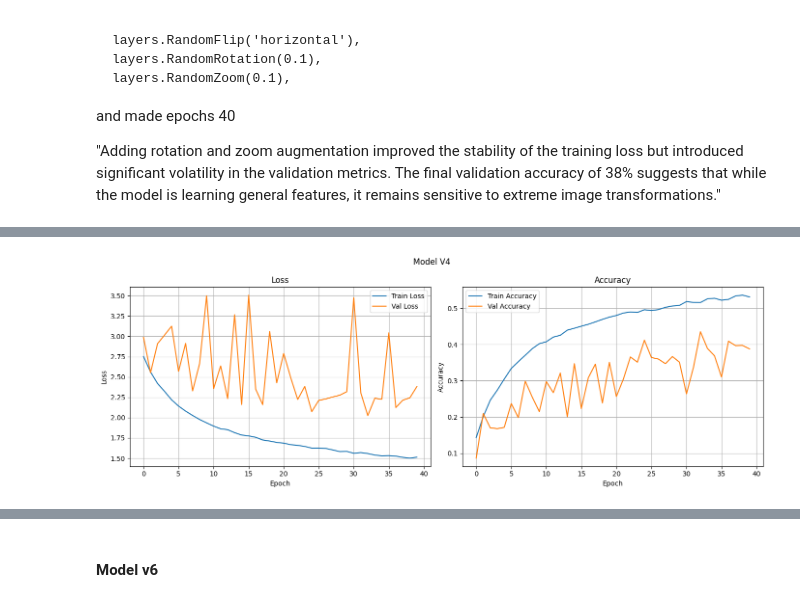
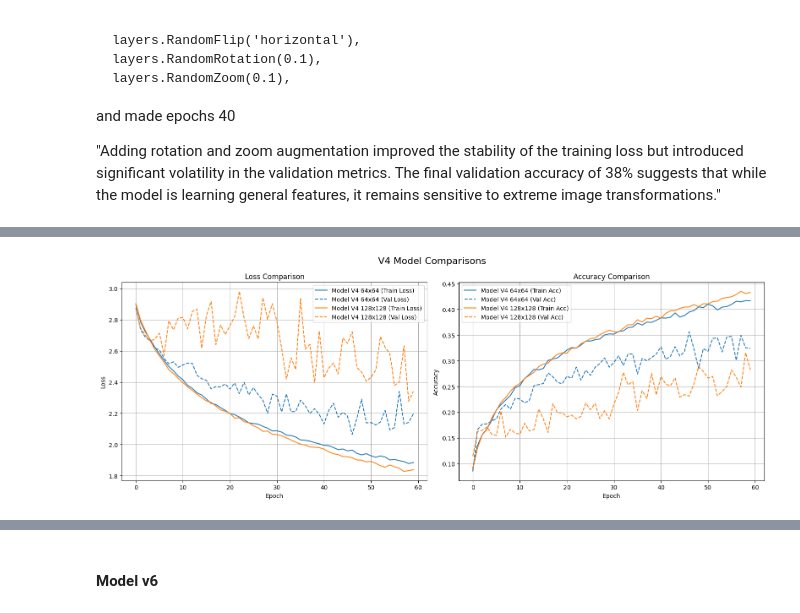
Before and after one commit to McDonaghMichael/MachineLearningNotebook, a Jupyter notebook: project/project.ipynb, the cells around one changed output, grey strips where cells are left out. Cells and saved outputs as stored; diff of their text form; code cells hidden in the pictures.

```diff
--- a/project/project.ipynb
+++ b/project/project.ipynb
@@ -12,7 +12,7 @@ import pandas as pd
 
 STUDENT_SEED = 421944
 IMAGE_SIZE = (128, 128)
-IMAGE_SIZE_ALTERNATIVE = (244, 244)
+IMAGE_SIZE_ALTERNATIVE = (64, 64)
 BATCH_SIZE = 32
 NUM_CLASSES = 19
 
@@ -27,6 +27,7 @@ Requirement already satisfied: MarkupSafe>=2.0 in /home/michael/miniconda3/lib/p
 [PhysicalDevice(name='/physical_device:GPU:0', device_type='GPU')]
 # %%
 model_performance_tracker = {}
+model_histories = {}
 # %% [markdown]
 ## Helper Functions
 
@@ -379,7 +380,7 @@ model_performance_tracker["Baseline CNN"] = {
     "Total Time (s)": round(total_time, 2),
     "Time/Epoch (s)": round(total_time / EPOCHS, 2),
     "Epochs": EPOCHS,
-    "Image Size:" IMAGE_SIZE,
+    "Image Size": IMAGE_SIZE,
     "Final Train Acc": round(baseline_model_history.history['accuracy'][-1], 4),
     "Final Val Acc": round(baseline_model_history.history['val_accuracy'][-1], 4),
     "Final Train Loss": round(baseline_model_history.history['loss'][-1], 4),
@@ -416,11 +399,8 @@ plot_history(baseline_model_history, title='Baseline CNN')
 
 So as mentioned above, the model is struggling to generalise on unseen data from our validation set, instead is memorising training patterns and images. To help combat this, I will be increasing the block count from 2 - 3, adding dropout at 0.5 and increasing the convolution layers to 2 before downsampling, to hopefully allow to to extract more complex patterns.
 # %%
-# Just add this list and a loop at the top
 for current_size in [IMAGE_SIZE, IMAGE_SIZE_ALTERNATIVE]:
 
-    # 1. Pass current_size to your model build
-    # Note: Added layers.Resizing here to "force" the size as requested
     deeper_model = keras.Sequential([
         layers.Input(shape=(128, 128, 3)),
         layers.Resizing(current_size[0], current_size[1]),
@@ -451,7 +431,9 @@ for current_size in [IMAGE_SIZE, IMAGE_SIZE_ALTERNATIVE]:
     )
 
     start_time = time.time()
+
     EPOCHS = 20
+
     deeper_model_history = deeper_model.fit(
         train_ds,
         validation_data=val_ds,
@@ -462,14 +444,16 @@ for current_size in [IMAGE_SIZE, IMAGE_SIZE_ALTERNATIVE]:
     end_time = time.time()
     total_time = end_time - start_time
 
-    # Use the current_size in the dictionary key to keep them separate
     tracker_key = f"Model V2 ({current_size[0]}x{current_size[1]})"
 
+    history_key = f"V2_{current_size[0]}x{current_size[1]}"
+    model_histories[history_key] = deeper_model_history
+
     model_performance_tracker[tracker_key] = {
-        "Image Size": current_size, # This stores the size used
         "Total Time (s)": round(total_time, 2),
         "Time/Epoch (s)": round(total_time / EPOCHS, 2),
         "Epochs": EPOCHS,
+        "Image Size": current_size,
         "Final Train Acc": round(deeper_model_history.history['accuracy'][-1], 4),
         "Final Val Acc": round(deeper_model_history.history['val_accuracy'][-1], 4),
         "Final Train Loss": round(deeper_model_history.history['loss'][-1], 4),
@@ -744,5 +730,10 @@ Epoch 60/60
 # %%
-plot_history(food_cnn_stable_model_history, title='Model V4')
+v4_models = {
+    'Model V4 64x64': model_histories["V4_64x64"],
+    "Model V4 128x128": model_histories["V4_128x128"]
+}
+
+plot_model_comparison(v4_models, title="V4 Model Comparisons")
 # %% [output]
-[figure, old version]
+[figure, new version]
 # %%
```
Also changed, not shown: parts of 16 cells of this notebook.
